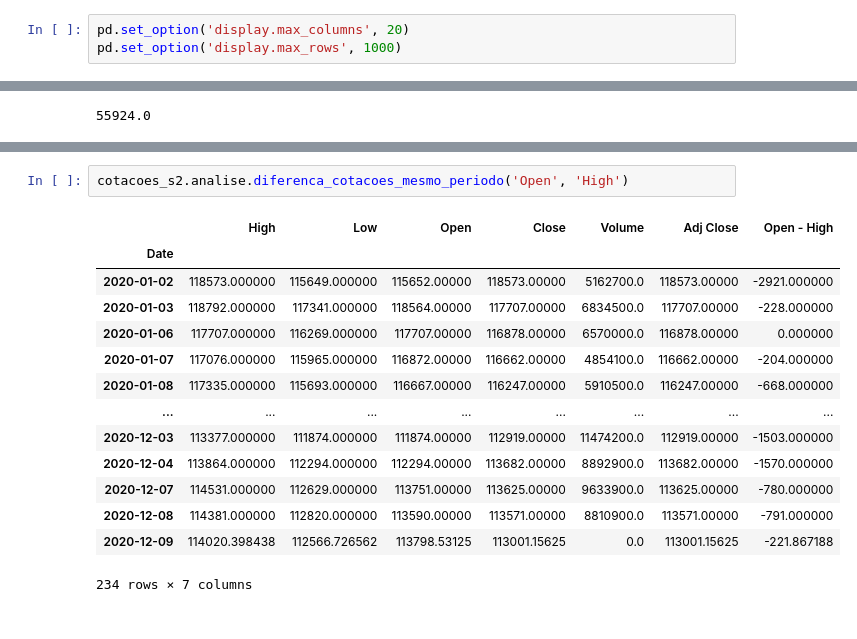
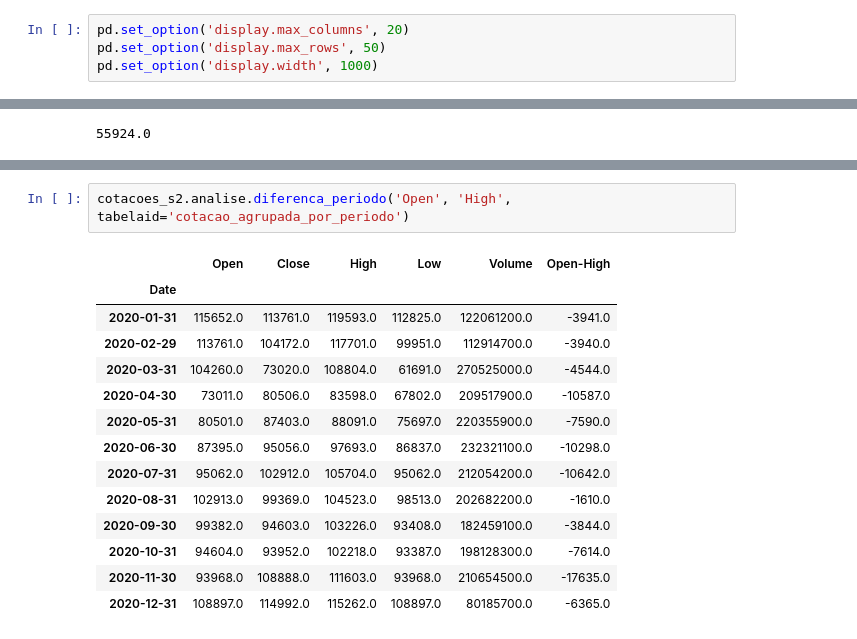
Before and after one commit to maiconandsilva-archive/stock-price-analysis, a Jupyter notebook: analisecotacoes.ipynb, the cells around one changed output, grey strips where cells are left out. Cells and saved outputs as stored; diff of their text form.

Commit message:
:arrow_up_small new column generation methods

```diff
--- a/analisecotacoes.ipynb
+++ b/analisecotacoes.ipynb
@@ -7,7 +7,8 @@ import cotacoes as ct
 from fetchdata import buscar_cotacoes_yahoo
 # %%
 pd.set_option('display.max_columns', 20)
-pd.set_option('display.max_rows', 1000)
+pd.set_option('display.max_rows', 50)
+pd.set_option('display.width', 1000)
 # %%
 # Tickers são um código único que a bolsa
 # atribui aos instrumentos financeiros
@@ -151,17 +172,17 @@ cotacoes_s2.analise.cotacao_agrupada_por_periodo('M')
 # %%
-cotacoes_s2.analise.diferenca_cotacoes_mesmo_periodo('Open', 'High')
+cotacoes_s2.analise.diferenca_periodo('Open', 'High', tabelaid='cotacao_agrupada_por_periodo')
 # %% [output]
-|  | High | Low | Open | Close | Volume | Adj Close | Open - High |
-| Date |  |  |  |  |  |  |  |
-| 2020-01-02 | 118573.000000 | 115649.000000 | 115652.00000 | 118573.00000 | 5162700.0 | 118573.00000 | -2921.000000 |
-| 2020-01-03 | 118792.000000 | 117341.000000 | 118564.00000 | 117707.00000 | 6834500.0 | 117707.00000 | -228.000000 |
-| 2020-01-06 | 117707.000000 | 116269.000000 | 117707.00000 | 116878.00000 | 6570000.0 | 116878.00000 | 0.000000 |
-| 2020-01-07 | 117076.000000 | 115965.000000 | 116872.00000 | 116662.00000 | 4854100.0 | 116662.00000 | -204.000000 |
-| 2020-01-08 | 117335.000000 | 115693.000000 | 116667.00000 | 116247.00000 | 5910500.0 | 116247.00000 | -668.000000 |
-| ... | ... | ... | ... | ... | ... | ... | ... |
-| 2020-12-03 | 113377.000000 | 111874.000000 | 111874.00000 | 112919.00000 | 11474200.0 | 112919.00000 | -1503.000000 |
-| 2020-12-04 | 113864.000000 | 112294.000000 | 112294.00000 | 113682.00000 | 8892900.0 | 113682.00000 | -1570.000000 |
-| 2020-12-07 | 114531.000000 | 112629.000000 | 113751.00000 | 113625.00000 | 9633900.0 | 113625.00000 | -780.000000 |
-| 2020-12-08 | 114381.000000 | 112820.000000 | 113590.00000 | 113571.00000 | 8810900.0 | 113571.00000 | -791.000000 |
-| 2020-12-09 | 114020.398438 | 112566.726562 | 113798.53125 | 113001.15625 | 0.0 | 113001.15625 | -221.867188 |
+|  | Open | Close | High | Low | Volume | Open-High |
+| Date |  |  |  |  |  |  |
+| 2020-01-31 | 115652.0 | 113761.0 | 119593.0 | 112825.0 | 122061200.0 | -3941.0 |
+| 2020-02-29 | 113761.0 | 104172.0 | 117701.0 | 99951.0 | 112914700.0 | -3940.0 |
+| 2020-03-31 | 104260.0 | 73020.0 | 108804.0 | 61691.0 | 270525000.0 | -4544.0 |
+| 2020-04-30 | 73011.0 | 80506.0 | 83598.0 | 67802.0 | 209517900.0 | -10587.0 |
+| 2020-05-31 | 80501.0 | 87403.0 | 88091.0 | 75697.0 | 220355900.0 | -7590.0 |
+| 2020-06-30 | 87395.0 | 95056.0 | 97693.0 | 86837.0 | 232321100.0 | -10298.0 |
+| 2020-07-31 | 95062.0 | 102912.0 | 105704.0 | 95062.0 | 212054200.0 | -10642.0 |
+| 2020-08-31 | 102913.0 | 99369.0 | 104523.0 | 98513.0 | 202682200.0 | -1610.0 |
+| 2020-09-30 | 99382.0 | 94603.0 | 103226.0 | 93408.0 | 182459100.0 | -3844.0 |
+| 2020-10-31 | 94604.0 | 93952.0 | 102218.0 | 93387.0 | 198128300.0 | -7614.0 |
+| 2020-11-30 | 93968.0 | 108888.0 | 111603.0 | 93968.0 | 210654500.0 | -17635.0 |
+| 2020-12-31 | 108897.0 | 114992.0 | 115262.0 | 108897.0 | 80185700.0 | -6365.0 |
-234 rows × 7 columns
```
Also changed, not shown: parts of 10 cells of this notebook, 3 other files.
